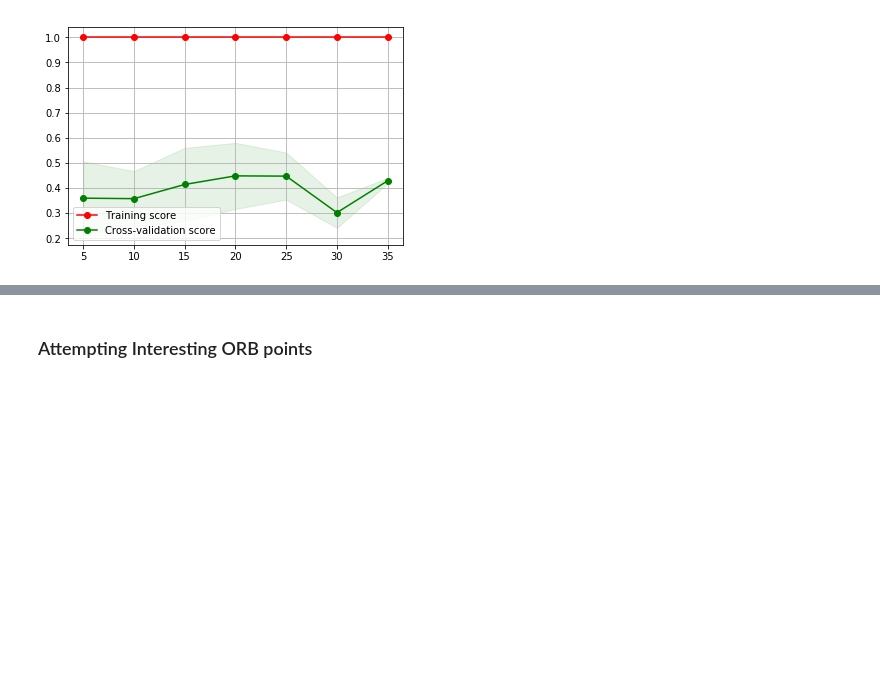
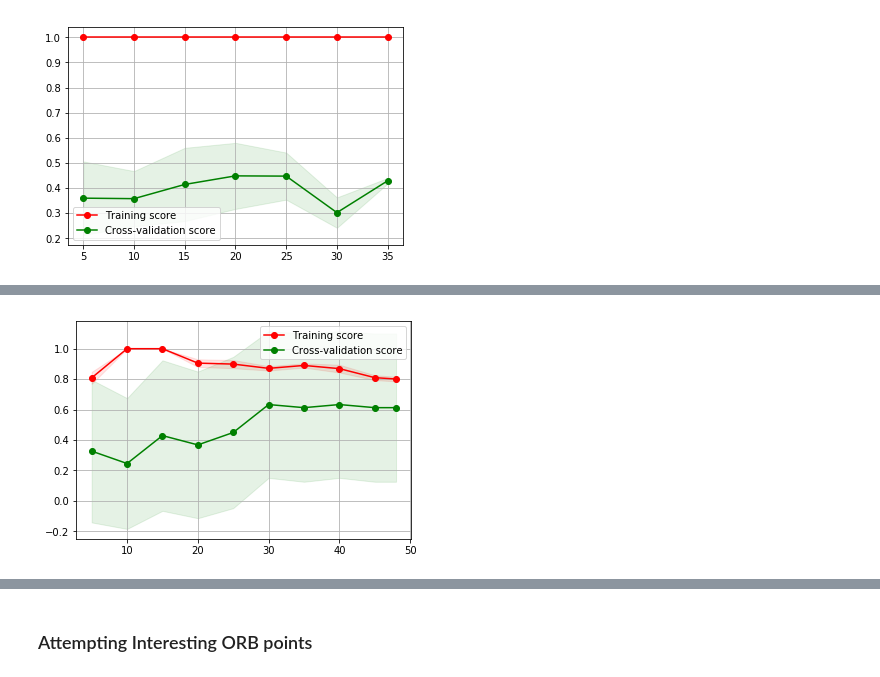
Before and after one commit to jatron/crmo-diagnosis-using-mri, a Jupyter notebook: Baseline.ipynb, the cells around one changed output, grey strips where cells are left out. Saved outputs shown, nothing was run; the diff lists cells and outputs as text; code cells hidden in the pictures; blank space fills up the shorter version.

```diff
--- a/Baseline.ipynb
+++ b/Baseline.ipynb
@@ -214,0 +222,5 @@ utils.generate_validation_curve(svm.SVC(), X, y, param_name="gamma", param_range
+# %%
+svm_classifier = svm.SVC(gamma=2.51188643e-10)
+plot_learning_curve(svm_classifier, X,y, cv=loo)
+# %% [output]
+[figure, added]
```
Also changed, not shown: parts of 4 cells of this notebook.
